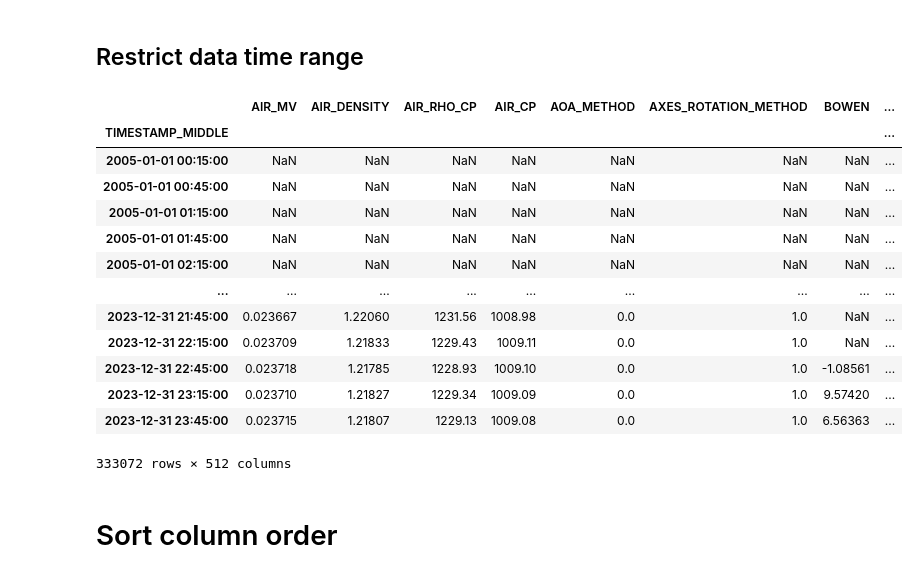
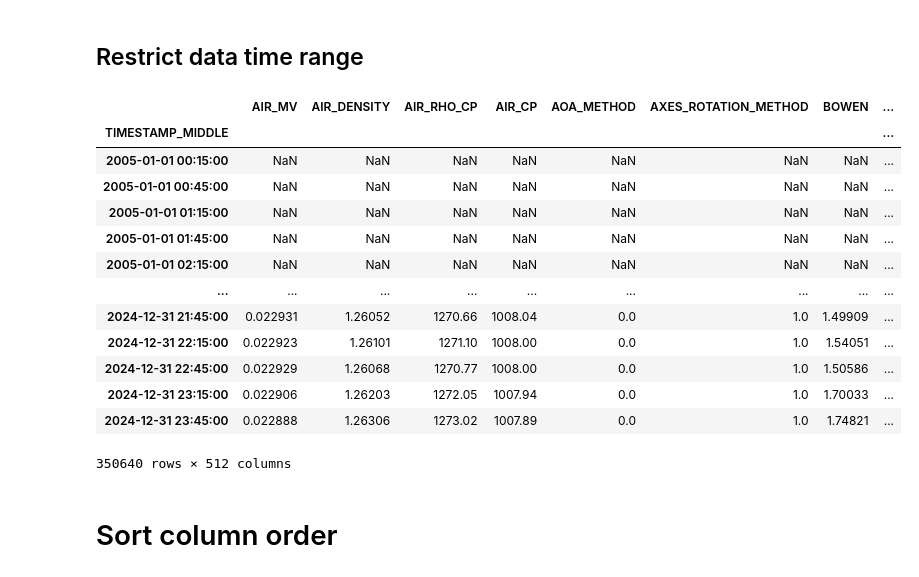
Before and after one commit to holukas/dataset_cha_fp2024_2005-2023, a Jupyter notebook: notebooks/30_MERGE_DATA/33.0_FLUXES_L1_IRGA+QCL+LGR+METEO10+MGMT.ipynb, the cells around one changed output. Cells and saved outputs as stored; diff of their text form; code cells hidden in the pictures.

```diff
--- a/notebooks/30_MERGE_DATA/33.0_FLUXES_L1_IRGA+QCL+LGR+METEO10+MGMT.ipynb
+++ b/notebooks/30_MERGE_DATA/33.0_FLUXES_L1_IRGA+QCL+LGR+METEO10+MGMT.ipynb
@@ -23,9 +23,9 @@ diive version: v0.85.0
 # %% [markdown]
 # Load data: fluxes L1, meteo (10 variables) and management
 # %%
-irga = load_parquet(filepath="31.1_CH-CHA_IRGA_Level-1_eddypro_fluxnet_2005-2023.parquet")
+irga = load_parquet(filepath="31.1_CH-CHA_IRGA_Level-1_eddypro_fluxnet_2005-2024.parquet")
 qcllgr = load_parquet(filepath="32.1_CH-CHA_QCL+LGR_Level-1_eddypro_fluxnet_2012-2022.parquet")
-meteo10 = load_parquet(filepath=Path("../10_METEO/") / "18.3_CH-CHA_meteo10_2005-2023.parquet.parquet")
+meteo10 = load_parquet(filepath=Path("../10_METEO/") / "17.5_CH-CHA_meteo10_2005-2024.parquet")
 mgmt = pd.read_csv(Path("../20_MANAGEMENT/") / "22.5_mgmt_full_timestamp.csv")
 mgmt = mgmt.set_index('TIMESTAMP_MIDDLE')
 mgmt.index = pd.to_datetime(mgmt.index)
@@ -157,24 +160,24 @@ df
 # %% [markdown]
 ## Restrict data time range
 # %%
-keep = (df.index.year >= 2005) & (df.index.year <= 2023)
+keep = (df.index.year >= 2005) & (df.index.year <= 2024)
 df = df[keep].copy()
 df
 # %% [output]
 |  | AIR_MV | AIR_DENSITY | AIR_RHO_CP | AIR_CP | AOA_METHOD | AXES_ROTATION_METHOD | BOWEN | ... |
 | TIMESTAMP_MIDDLE |  |  |  |  |  |  |  | ... |
 | 2005-01-01 00:15:00 | NaN | NaN | NaN | NaN | NaN | NaN | NaN | ... |
 | 2005-01-01 00:45:00 | NaN | NaN | NaN | NaN | NaN | NaN | NaN | ... |
 | 2005-01-01 01:15:00 | NaN | NaN | NaN | NaN | NaN | NaN | NaN | ... |
 | 2005-01-01 01:45:00 | NaN | NaN | NaN | NaN | NaN | NaN | NaN | ... |
 | 2005-01-01 02:15:00 | NaN | NaN | NaN | NaN | NaN | NaN | NaN | ... |
 | ... | ... | ... | ... | ... | ... | ... | ... | ... |
-| 2023-12-31 21:45:00 | 0.023667 | 1.22060 | 1231.56 | 1008.98 | 0.0 | 1.0 | NaN | ... |
-| 2023-12-31 22:15:00 | 0.023709 | 1.21833 | 1229.43 | 1009.11 | 0.0 | 1.0 | NaN | ... |
-| 2023-12-31 22:45:00 | 0.023718 | 1.21785 | 1228.93 | 1009.10 | 0.0 | 1.0 | -1.08561 | ... |
-| 2023-12-31 23:15:00 | 0.023710 | 1.21827 | 1229.34 | 1009.09 | 0.0 | 1.0 | 9.57420 | ... |
-| 2023-12-31 23:45:00 | 0.023715 | 1.21807 | 1229.13 | 1009.08 | 0.0 | 1.0 | 6.56363 | ... |
+| 2024-12-31 21:45:00 | 0.022931 | 1.26052 | 1270.66 | 1008.04 | 0.0 | 1.0 | 1.49909 | ... |
+| 2024-12-31 22:15:00 | 0.022923 | 1.26101 | 1271.10 | 1008.00 | 0.0 | 1.0 | 1.54051 | ... |
+| 2024-12-31 22:45:00 | 0.022929 | 1.26068 | 1270.77 | 1008.00 | 0.0 | 1.0 | 1.50586 | ... |
+| 2024-12-31 23:15:00 | 0.022906 | 1.26203 | 1272.05 | 1007.94 | 0.0 | 1.0 | 1.70033 | ... |
+| 2024-12-31 23:45:00 | 0.022888 | 1.26306 | 1273.02 | 1007.89 | 0.0 | 1.0 | 1.74821 | ... |
-333072 rows × 512 columns
+350640 rows × 512 columns
 # %% [markdown]
 # Sort column order
 # %%
```
Also changed, not shown: parts of 8 cells of this notebook, 1 other file.
